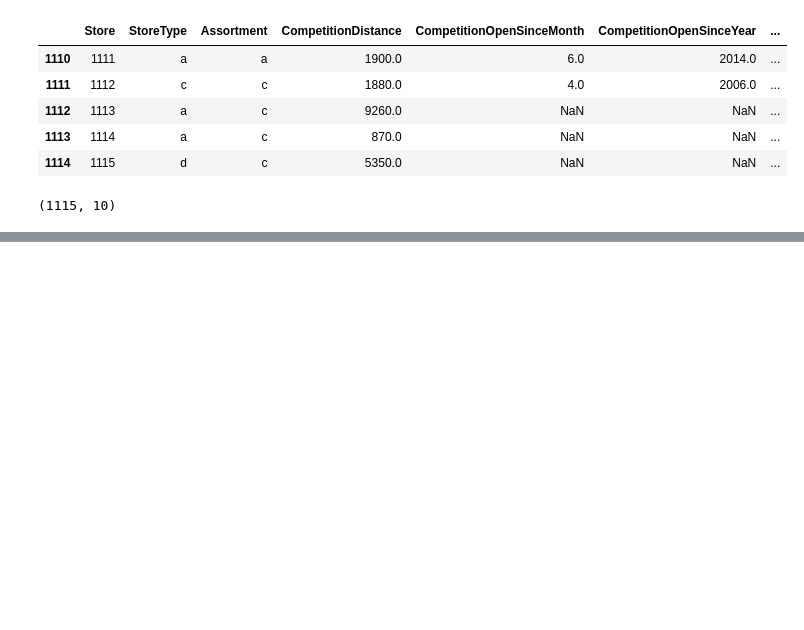
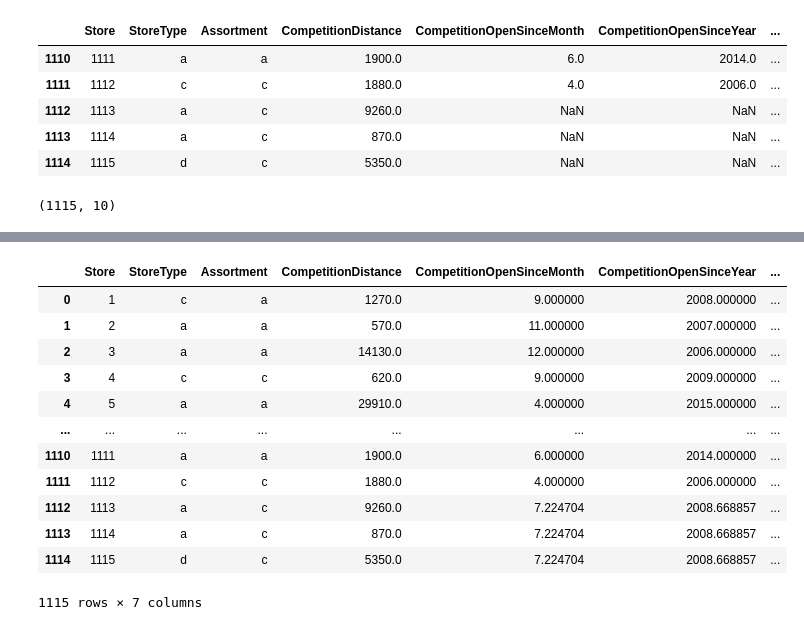
Before and after one commit to vicksypython/Retail-price-prediction-, a Jupyter notebook: ML_Retail_price_prediction_capstone_proj.ipynb, the cells around one changed output, grey strips where cells are left out. Saved outputs shown, nothing was run; the diff lists cells and outputs as text; code cells hidden in the pictures; blank space fills up the shorter version.

```diff
--- a/ML_Retail_price_prediction_capstone_proj.ipynb
+++ b/ML_Retail_price_prediction_capstone_proj.ipynb
@@ -161,0 +241,3 @@ store_ds.shape
+# %%
+gf = store_ds.mean()
+gf
@@ -161,0 +253,4 @@ store_ds.shape
+# %%
+# Removing null values columns  in store dataset
+store_ds.drop(columns=['Promo2SinceWeek','Promo2SinceYear','PromoInterval'],axis= 1, inplace=True)
+store_ds.head()
@@ -161,0 +264,16 @@ store_ds.shape
+# %%
+store_ds.fillna(value = gf)
+# %% [output]
+|  | Store | StoreType | Assortment | CompetitionDistance | CompetitionOpenSinceMonth | CompetitionOpenSinceYear | ... |
+| 0 | 1 | c | a | 1270.0 | 9.000000 | 2008.000000 | ... |
+| 1 | 2 | a | a | 570.0 | 11.000000 | 2007.000000 | ... |
+| 2 | 3 | a | a | 14130.0 | 12.000000 | 2006.000000 | ... |
+| 3 | 4 | c | c | 620.0 | 9.000000 | 2009.000000 | ... |
+| 4 | 5 | a | a | 29910.0 | 4.000000 | 2015.000000 | ... |
+| ... | ... | ... | ... | ... | ... | ... | ... |
+| 1110 | 1111 | a | a | 1900.0 | 6.000000 | 2014.000000 | ... |
+| 1111 | 1112 | c | c | 1880.0 | 4.000000 | 2006.000000 | ... |
+| 1112 | 1113 | a | c | 9260.0 | 7.224704 | 2008.668857 | ... |
+| 1113 | 1114 | a | c | 870.0 | 7.224704 | 2008.668857 | ... |
+| 1114 | 1115 | d | c | 5350.0 | 7.224704 | 2008.668857 | ... |
+1115 rows × 7 columns
```
Also changed, not shown: parts of 13 cells of this notebook.
